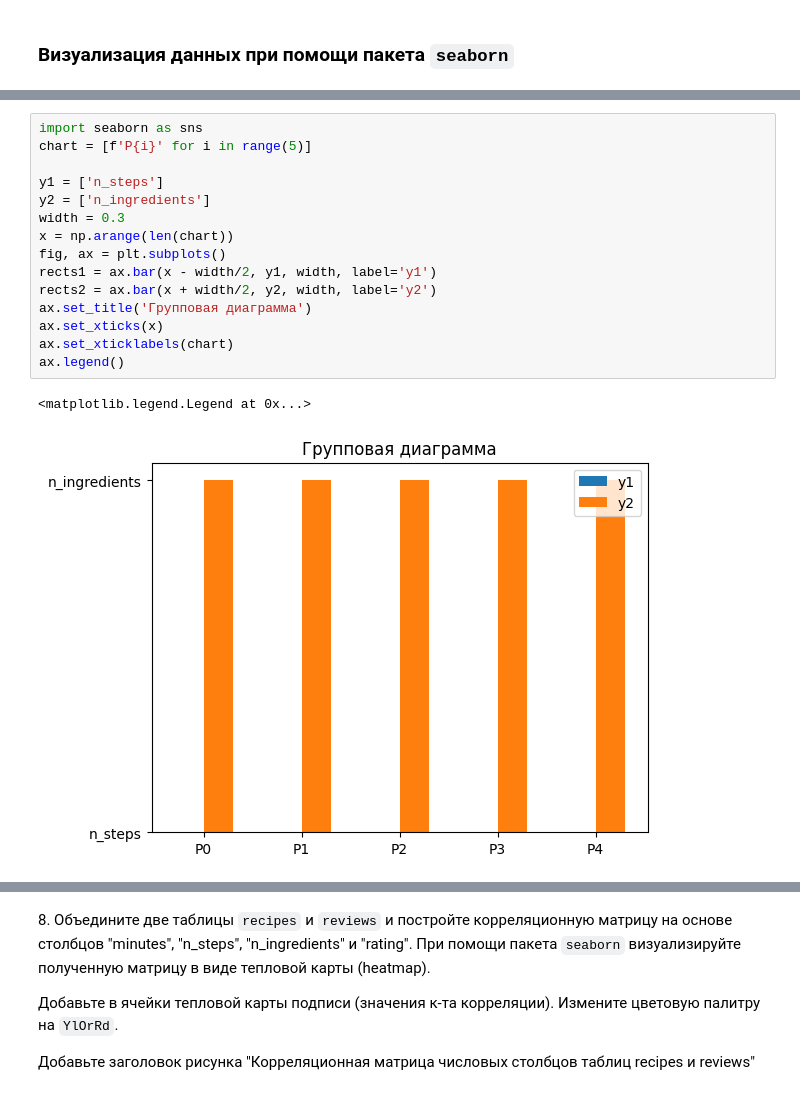
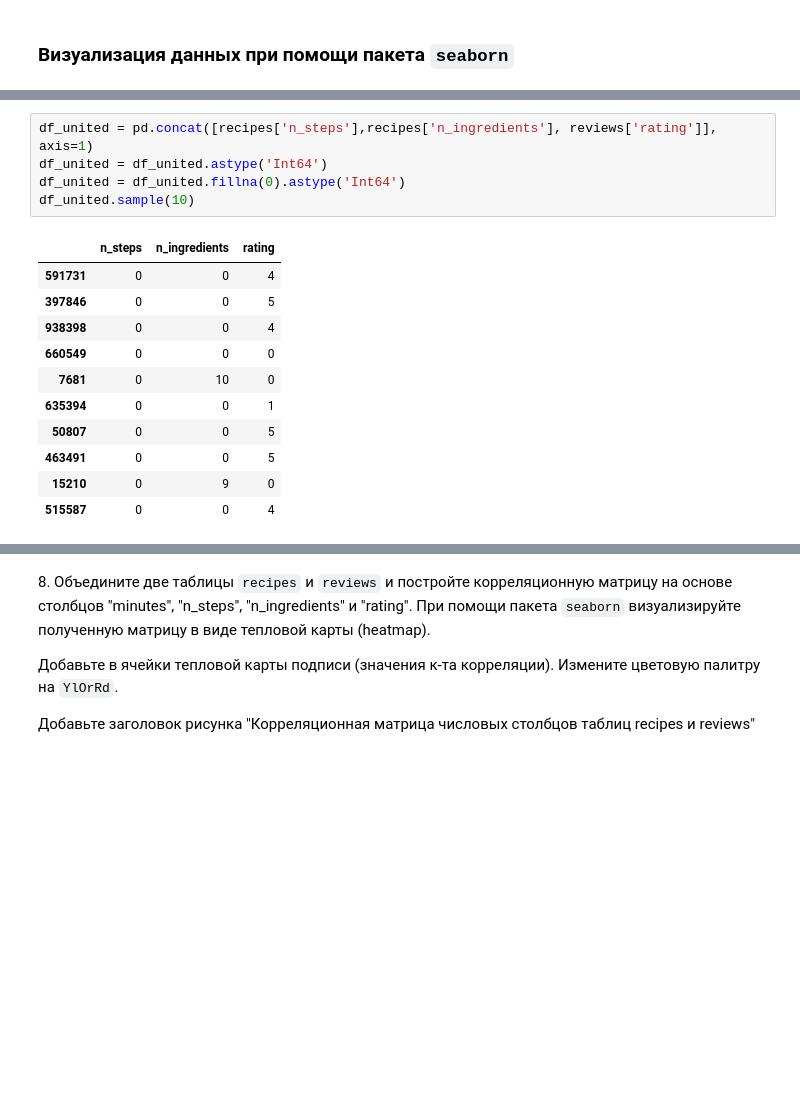
Before and after one commit to ms236566/-, a Jupyter notebook: 05_visualization_MoskvichevaOV.ipynb, the cells around one changed output, grey strips where cells are left out. Saved outputs shown, nothing was run; the diff lists cells and outputs as text; blank space fills up the shorter version.

```diff
--- a/05_visualization_MoskvichevaOV.ipynb
+++ b/05_visualization_MoskvichevaOV.ipynb
@@ -393,18 +385,17 @@ sns.scatterplot(data=flights_data, x="year", y="passengers")
-# %%
-import seaborn as sns
-chart = [f'P{i}' for i in range(5)]
-
-y1 = ['n_steps']
-y2 = ['n_ingredients']
-width = 0.3
-x = np.arange(len(chart))
-fig, ax = plt.subplots()
-rects1 = ax.bar(x - width/2, y1, width, label='y1')
-rects2 = ax.bar(x + width/2, y2, width, label='y2')
-ax.set_title('Групповая диаграмма')
-ax.set_xticks(x)
-ax.set_xticklabels(chart)
-ax.legend()
-# %% [output]
-<matplotlib.legend.Legend at 0x...>
-[figure, removed]
+# %%
+df_united = pd.concat([recipes['n_steps'],recipes['n_ingredients'], reviews['rating']], axis=1)
+df_united = df_united.astype('Int64')
+df_united = df_united.fillna(0).astype('Int64')
+df_united.sample(10)
+# %% [output]
+|  | n_steps | n_ingredients | rating |
+| 591731 | 0 | 0 | 4 |
+| 397846 | 0 | 0 | 5 |
+| 938398 | 0 | 0 | 4 |
+| 660549 | 0 | 0 | 0 |
+| 7681 | 0 | 10 | 0 |
+| 635394 | 0 | 0 | 1 |
+| 50807 | 0 | 0 | 5 |
+| 463491 | 0 | 0 | 5 |
+| 15210 | 0 | 9 | 0 |
+| 515587 | 0 | 0 | 4 |
```
Also changed, not shown: parts of 3 cells of this notebook.
